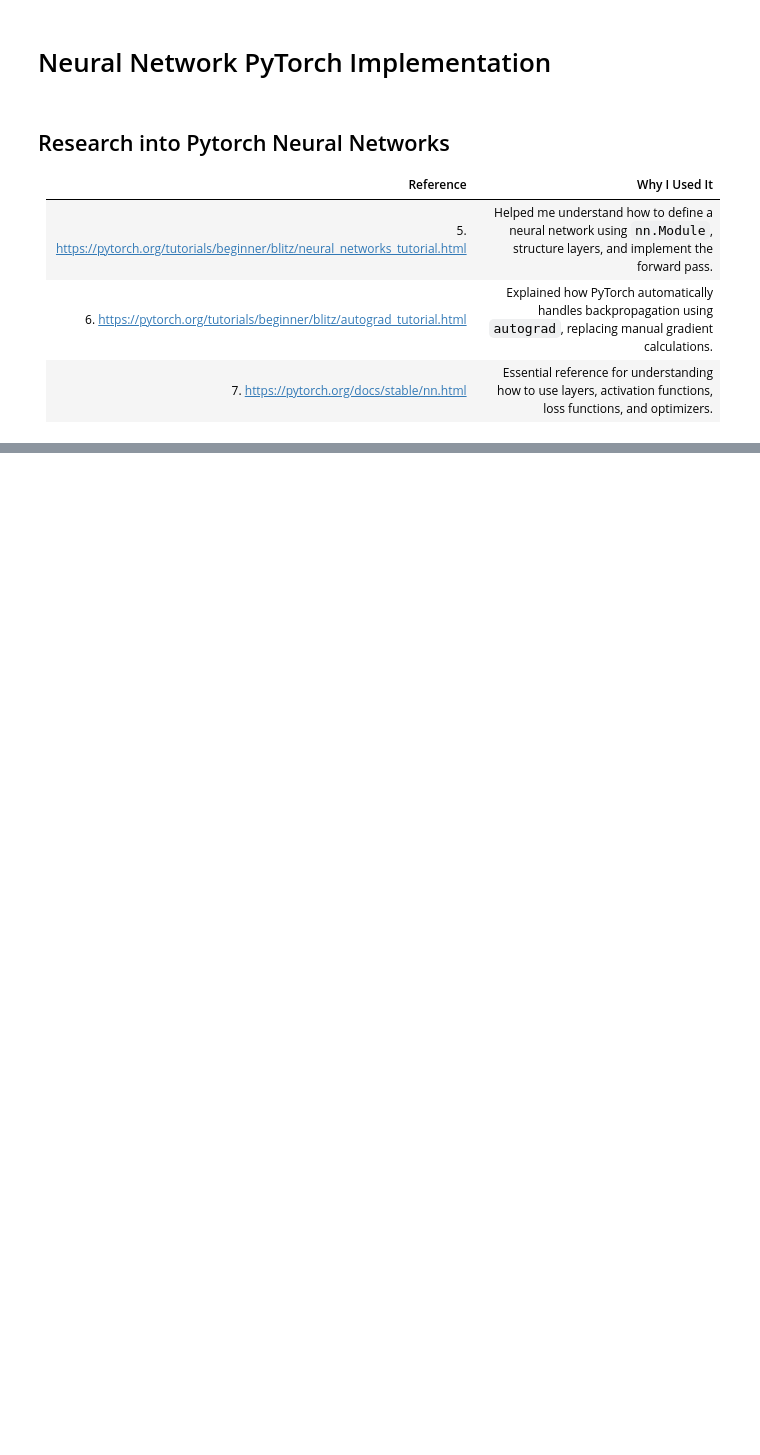
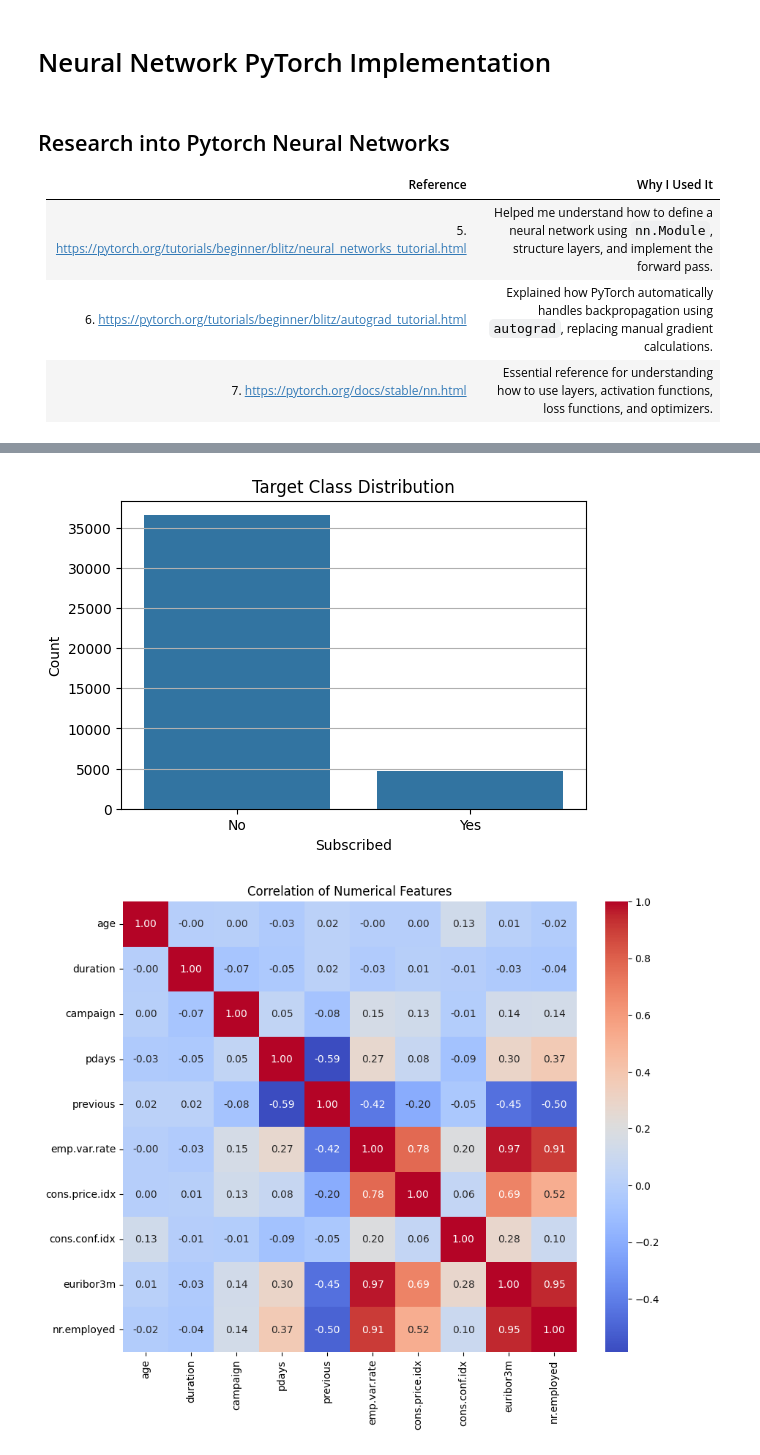
Before and after one commit to Kyle-J13/proj-ai-ml, a Jupyter notebook: projects/BankMarketing-classifiers/neural-network/bank-neural-net.ipynb, the cells around one changed output, grey strips where cells are left out. Cells and saved outputs as stored; diff of their text form; code cells hidden in the pictures; blank space fills up the shorter version.

```diff
--- a/projects/BankMarketing-classifiers/neural-network/bank-neural-net.ipynb
+++ b/projects/BankMarketing-classifiers/neural-network/bank-neural-net.ipynb
@@ -361,0 +361,40 @@ F1 Score: 0.5894
+# %%
+# Imports
+import pandas as pd
+import matplotlib.pyplot as plt
+import seaborn as sns
+
+# Plot class distribution
+plt.figure(figsize=(6,4))
+sns.countplot(data=df, x='y')
+plt.title("Target Class Distribution")
+plt.xlabel("Subscribed")
+plt.ylabel("Count")
+plt.xticks([0,1], ['No', 'Yes'])
+plt.grid(axis='y')
+plt.show()
+
+# Plot correlation heatmap for numerical features
+plt.figure(figsize=(10,8))
+sns.heatmap(df[numerical_cols].corr(), annot=True, cmap='coolwarm', fmt=".2f")
+plt.title("Correlation of Numerical Features")
+plt.show()
+
+# Reload raw data for categorical feature analysis since we OHE the data previously
+eda_df = pd.read_csv('../data/raw/bank-additional-full.csv', sep=';')
+eda_df['y'] = eda_df['y'].map({'yes': 1, 'no': 0})
+
+# Bar plots of select categorical features vs subscription rate
+key_cat_features = ['job', 'marital', 'education', 'month']
+
+for col in key_cat_features:
+    plt.figure(figsize=(10,5))
+    sns.barplot(x=col, y='y', data=eda_df, estimator='mean')
+    plt.title(f"Subscription Rate by {col.title()}")
+    plt.xticks(rotation=45)
+    plt.ylabel("Subscription Rate")
+    plt.grid(axis='y')
+    plt.show()
+# %% [output]
+[figure, added]
+[figure, added]
```
Also changed, not shown: parts of 23 cells of this notebook.
